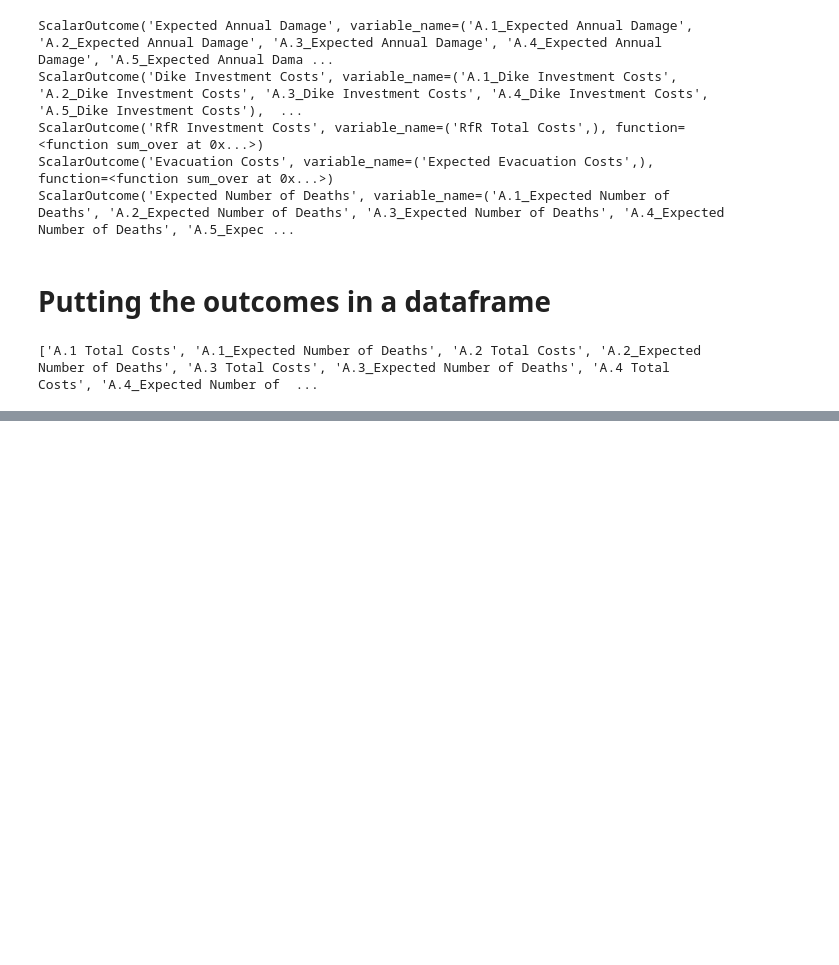
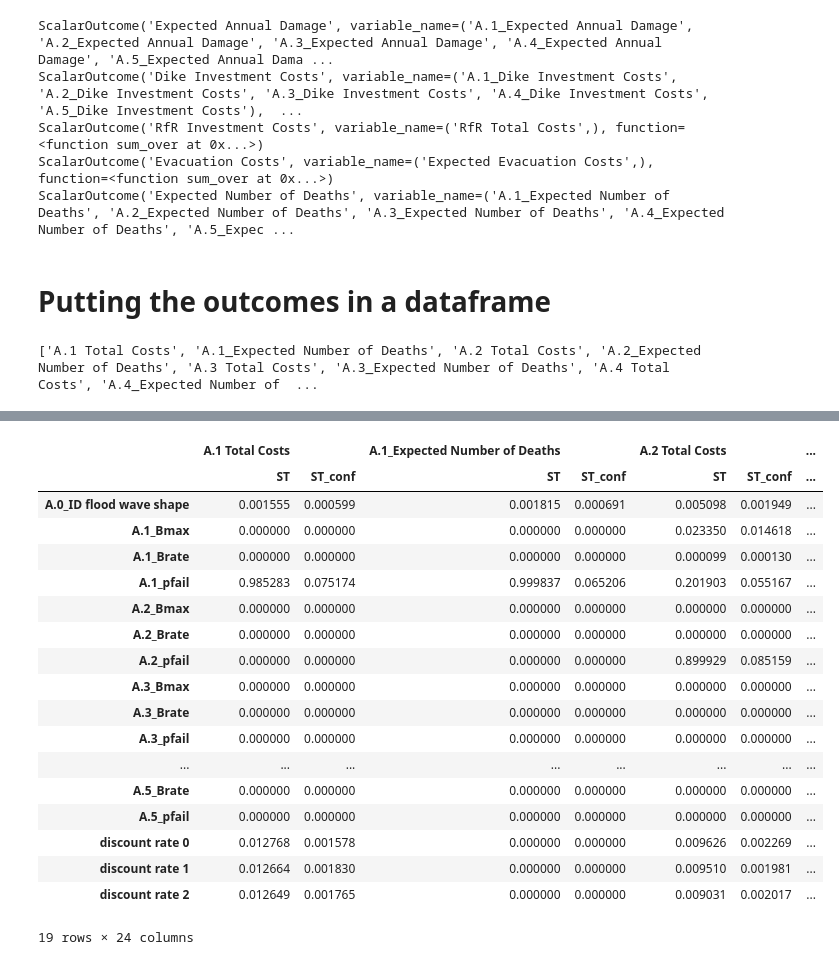
Before and after one commit to jeroenvantil/epa141A_open, a Jupyter notebook: final assignment/Sobol SA.ipynb, the cells around one changed output, grey strips where cells are left out. Saved outputs shown, nothing was run; the diff lists cells and outputs as text; code cells hidden in the pictures; blank space fills up the shorter version.

Commit message:
SOBOL GEFIXT

```diff
--- a/final assignment/Sobol SA.ipynb
+++ b/final assignment/Sobol SA.ipynb
@@ -114,7 +114,4 @@ print(outcome_names)
 ['A.1 Total Costs', 'A.1_Expected Number of Deaths', 'A.2 Total Costs', 'A.2_Expected Number of Deaths', 'A.3 Total Costs', 'A.3_Expected Number of Deaths', 'A.4 Total Costs', 'A.4_Expected Number of  ...
 # %%
 # Make a Dataframe with the Outcomes on the columns and the Uncertainties as rows
-results = {}
-for i in outcome_names:
-    Si = sobol.analyze(problem, outcomes[i], calc_second_order=True, print_to_console=True)
-    results[i] = Si
+Si = sobol.analyze(problem, outcomes["A.1 Total Costs"], calc_second_order=True, print_to_console=True)
@@ -120,0 +136,3 @@ for i in outcome_names:
+# %%
+Si_filter = {k:Si[k] for k in ['ST','ST_conf']}
+Si_df = pd.DataFrame(Si_filter, index=problem['names'])
@@ -121 +157,43 @@ for i in outcome_names:
+# %%
+results_dict = {}
+
+for outcome in outcome_names:
+    # Perform the Sobol analysis for each outcome
+    Si = sobol.analyze(problem, outcomes[outcome], calc_second_order=True, print_to_console=False)
+
+    # Filter the results
+    Si_filter = {k: Si[k] for k in ['ST', 'ST_conf']}
+
+    # Create a DataFrame from the filtered results
+    Si_df = pd.DataFrame(Si_filter, index=problem['names'])
+
+    # Store the DataFrame in the results dictionary
+    results_dict[outcome] = Si_df
+
+# Concatenate all the DataFrames in the results dictionary into a single DataFrame
+# Use MultiIndex to handle multiple outcomes
+final_df = pd.concat(results_dict, axis=1)
+
+# Display the final DataFrame
+display(final_df)
+# %% [output]
+|  | A.1 Total Costs |  | A.1_Expected Number of Deaths |  | A.2 Total Costs |  | ... |
+|  | ST | ST_conf | ST | ST_conf | ST | ST_conf | ... |
+| A.0_ID flood wave shape | 0.001555 | 0.000599 | 0.001815 | 0.000691 | 0.005098 | 0.001949 | ... |
+| A.1_Bmax | 0.000000 | 0.000000 | 0.000000 | 0.000000 | 0.023350 | 0.014618 | ... |
+| A.1_Brate | 0.000000 | 0.000000 | 0.000000 | 0.000000 | 0.000099 | 0.000130 | ... |
+| A.1_pfail | 0.985283 | 0.075174 | 0.999837 | 0.065206 | 0.201903 | 0.055167 | ... |
+| A.2_Bmax | 0.000000 | 0.000000 | 0.000000 | 0.000000 | 0.000000 | 0.000000 | ... |
+| A.2_Brate | 0.000000 | 0.000000 | 0.000000 | 0.000000 | 0.000000 | 0.000000 | ... |
+| A.2_pfail | 0.000000 | 0.000000 | 0.000000 | 0.000000 | 0.899929 | 0.085159 | ... |
+| A.3_Bmax | 0.000000 | 0.000000 | 0.000000 | 0.000000 | 0.000000 | 0.000000 | ... |
+| A.3_Brate | 0.000000 | 0.000000 | 0.000000 | 0.000000 | 0.000000 | 0.000000 | ... |
+| A.3_pfail | 0.000000 | 0.000000 | 0.000000 | 0.000000 | 0.000000 | 0.000000 | ... |
+| ... | ... | ... | ... | ... | ... | ... | ... |
+| A.5_Brate | 0.000000 | 0.000000 | 0.000000 | 0.000000 | 0.000000 | 0.000000 | ... |
+| A.5_pfail | 0.000000 | 0.000000 | 0.000000 | 0.000000 | 0.000000 | 0.000000 | ... |
+| discount rate 0 | 0.012768 | 0.001578 | 0.000000 | 0.000000 | 0.009626 | 0.002269 | ... |
+| discount rate 1 | 0.012664 | 0.001830 | 0.000000 | 0.000000 | 0.009510 | 0.001981 | ... |
+| discount rate 2 | 0.012649 | 0.001765 | 0.000000 | 0.000000 | 0.009031 | 0.002017 | ... |
+19 rows × 24 columns
 # %%
```
Also changed, not shown: parts of 9 cells of this notebook.
